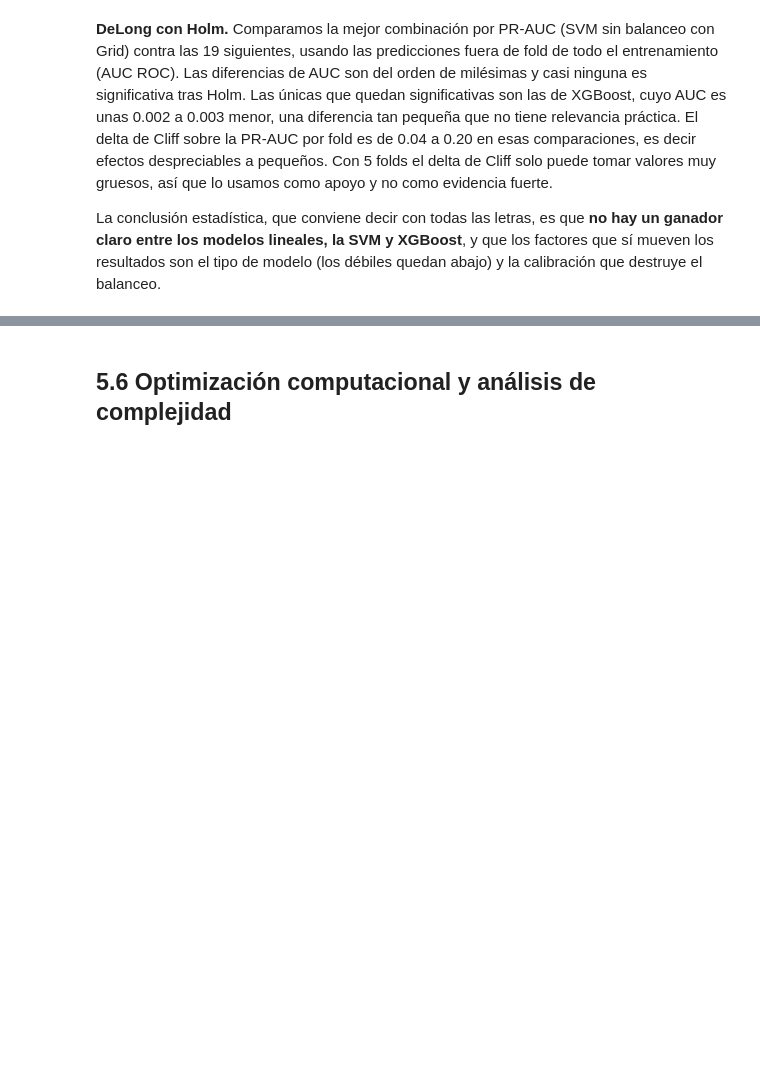
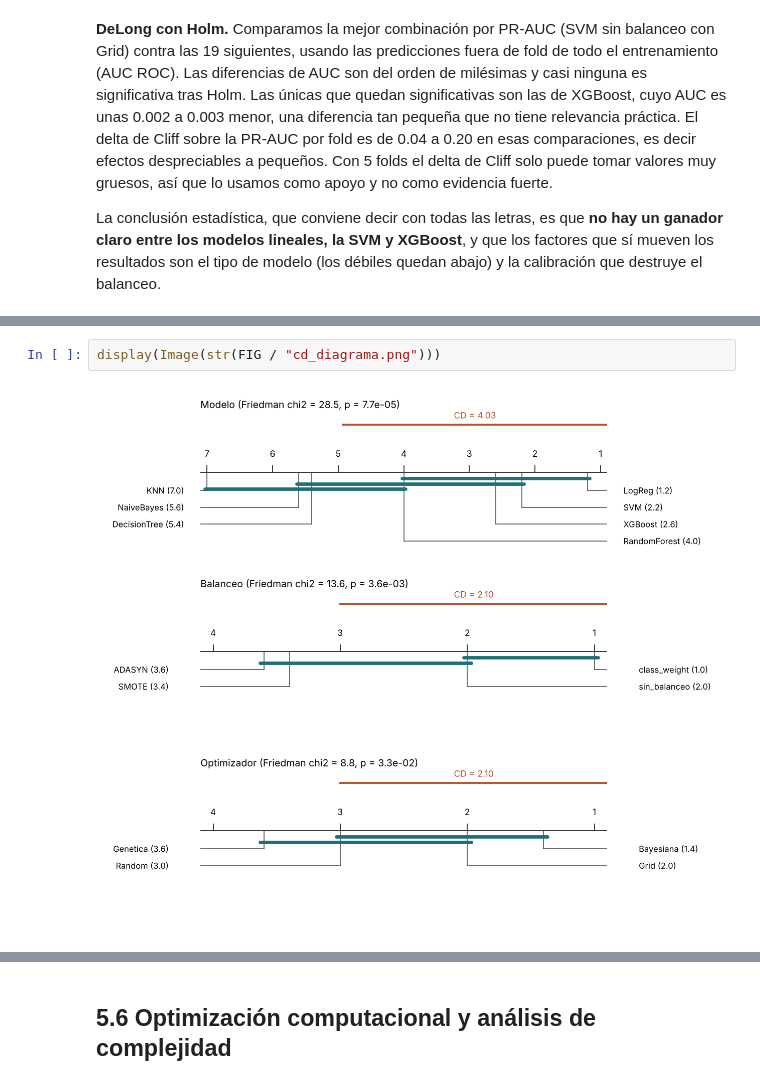
Before and after one commit to Ghuguetb/Proyecto-de-investigacion-ML-DCS, a Jupyter notebook: notebooks/05_benchmark.ipynb, the cells around one changed output, grey strips where cells are left out. Cells and saved outputs as stored; diff of their text form; blank space fills up the shorter version.

Commit message:
Cierre de requisitos de la guía en el capítulo 5 y el dashboard: diagrama CD, SHAP local, confusión y ROC, recalibración, diversidad genética, semillas, complejidad con memoria, docstrings

```diff
--- a/notebooks/05_benchmark.ipynb
+++ b/notebooks/05_benchmark.ipynb
@@ -181,0 +186,4 @@ La conclusión estadística, que conviene decir con todas las letras, es que **n
+# %%
+display(Image(str(FIG / "cd_diagrama.png")))
+# %% [output]
+[figure, added]
```
Also changed, not shown: parts of 20 cells of this notebook, 16 other files.
